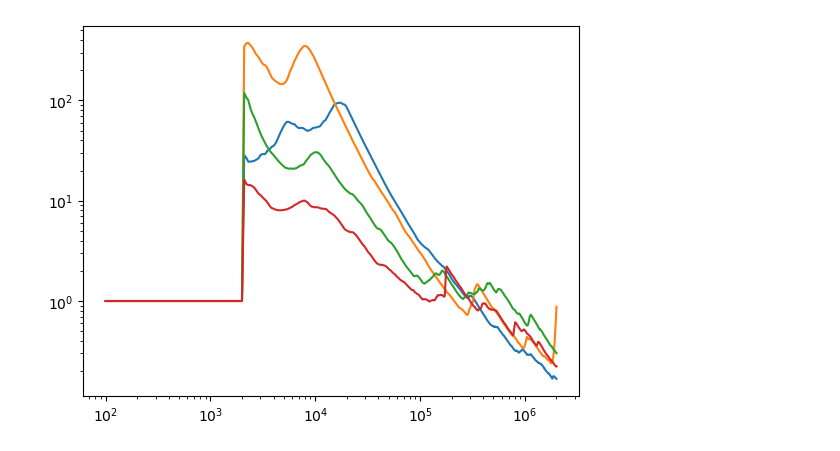
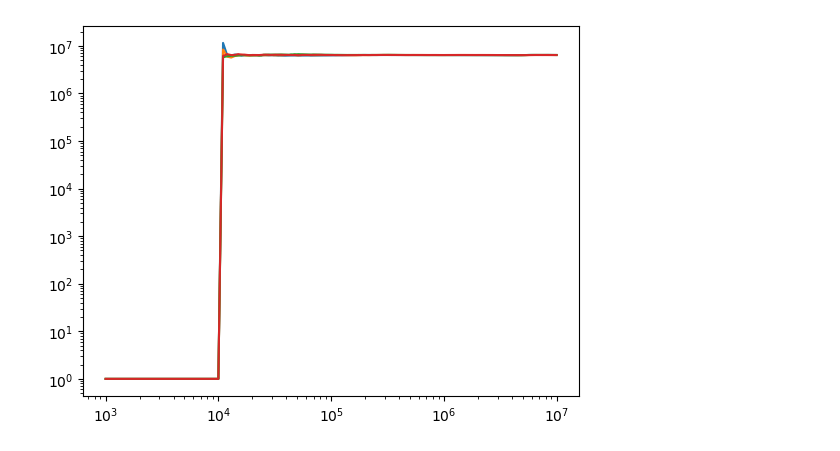
Before and after one commit to JakobRobnik/MicroCanonicalHMC, a Jupyter notebook: bias/main.ipynb, the cells around one changed output. Drawn from its saved outputs; the diff is of its cells as text; code cells hidden in the pictures.

```diff
--- a/bias/main.ipynb
+++ b/bias/main.ipynb
@@ -95,15 +95,15 @@ def plot_range(method, target):
     plt.yscale('log')
 
 
-def plott(method, target):
-    data = np.load('../data/bias/' + method + '_' + target + '.npz')
+def plott(method, target, ieps= 0):
+    data = np.load('data/' + target + '/' + method + '.npz')
     eps, eevpd = data['stepsize'], np.average(data['eevpd'], axis = -1)
-    n = np.arange(1, len(data['bias'][0, 0, :])+1) * 100
-    for i in range(4):
-        plt.plot(n, data['bias'][0, i, :])
+    n = np.arange(1, len(data['bias'][0, 0, :])+1) * 1000
+    for ichain in range(4):
+        plt.plot(n, data['bias'][ieps, ichain, :])
     plt.xscale('log')
     plt.yscale('log')
-# %%
-plott('hmc5', 'GermanCredit')
-# %% [output]
-[figure, removed]
+# %%
+plott('mclmc1', 'Brownian', ieps= 5)
+# %% [output]
+[figure, added]
```
Also changed, not shown: parts of 4 cells of this notebook, 6 other files.
